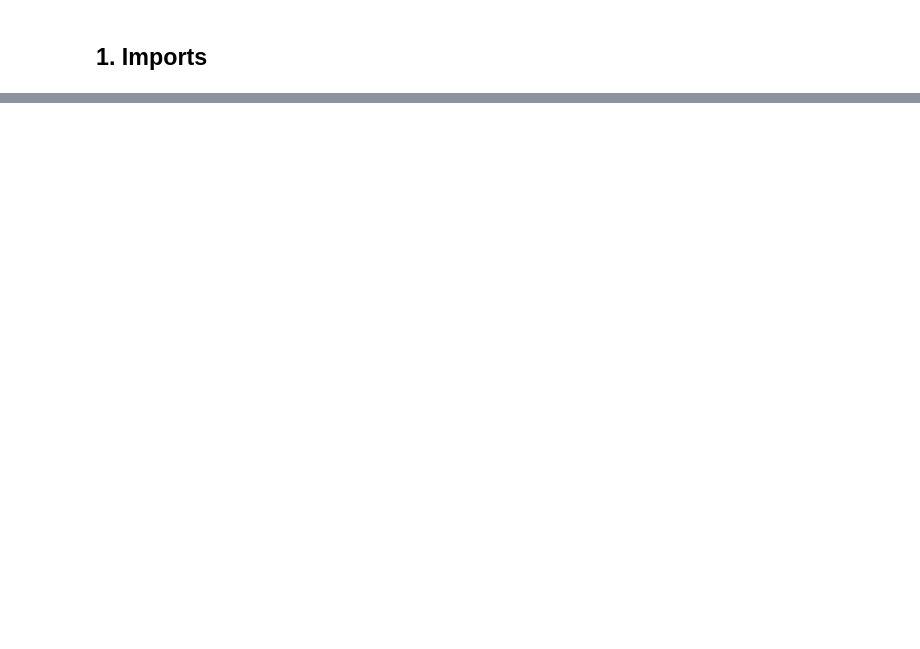
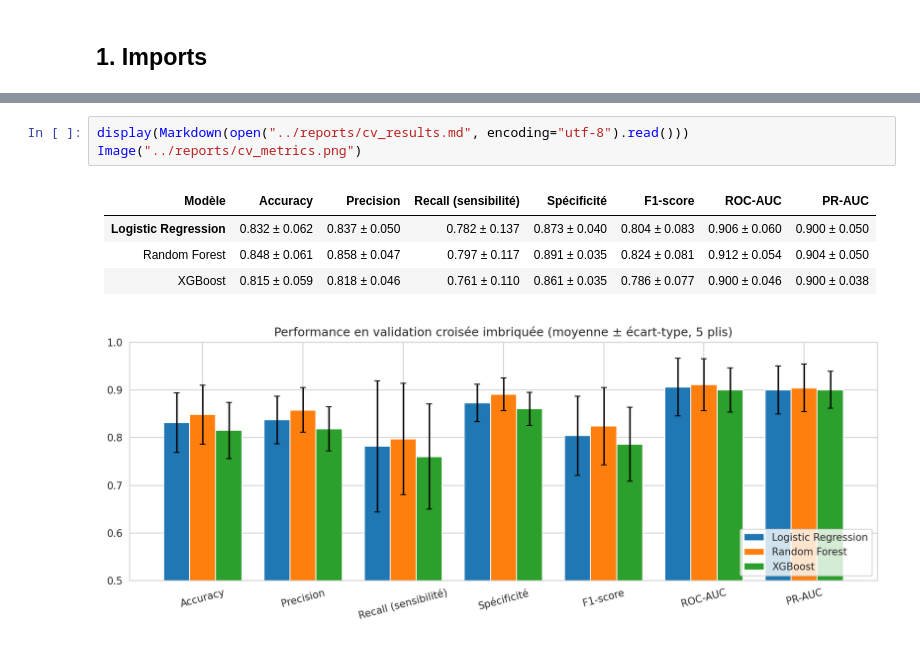
Before and after one commit to dohamly/heart-disease-shap, a Jupyter notebook: notebooks/heart_disease_analysis.ipynb, the cells around one changed output, grey strips where cells are left out. Drawn from its saved outputs; the diff is of its cells as text; blank space fills up the shorter version.

```diff
--- a/notebooks/heart_disease_analysis.ipynb
+++ b/notebooks/heart_disease_analysis.ipynb
@@ -235,0 +190,10 @@ Modèle sauvegardé.
+# %%
+display(Markdown(open("../reports/cv_results.md", encoding="utf-8").read()))
+Image("../reports/cv_metrics.png")
+# %% [output]
+| Modèle | Accuracy | Precision | Recall (sensibilité) | Spécificité | F1-score | ROC-AUC | PR-AUC |
+|---|---|---|---|---|---|---|---|
+| **Logistic Regression** | 0.832 ± 0.062 | 0.837 ± 0.050 | 0.782 ± 0.137 | 0.873 ± 0.040 | 0.804 ± 0.083 | 0.906 ± 0.060 | 0.900 ± 0.050 |
+| Random Forest | 0.848 ± 0.061 | 0.858 ± 0.047 | 0.797 ± 0.117 | 0.891 ± 0.035 | 0.824 ± 0.081 | 0.912 ± 0.054 | 0.904 ± 0.050 |
+| XGBoost | 0.815 ± 0.059 | 0.818 ± 0.046 | 0.761 ± 0.110 | 0.861 ± 0.035 | 0.786 ± 0.077 | 0.900 ± 0.046 | 0.900 ± 0.038 |
+[figure, added]
```
Also changed, not shown: parts of 55 cells of this notebook, 33 other files.
